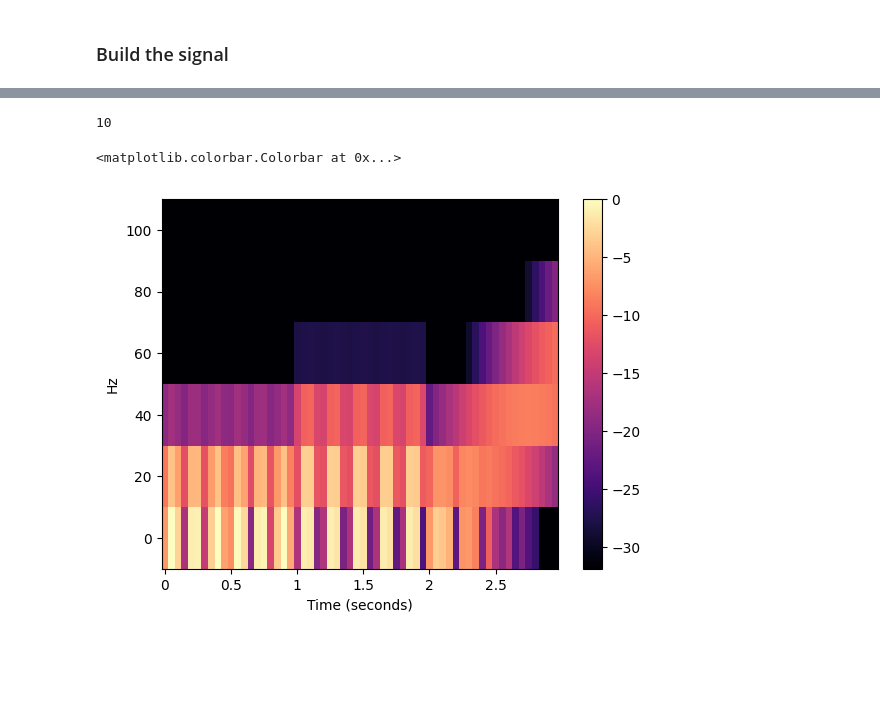
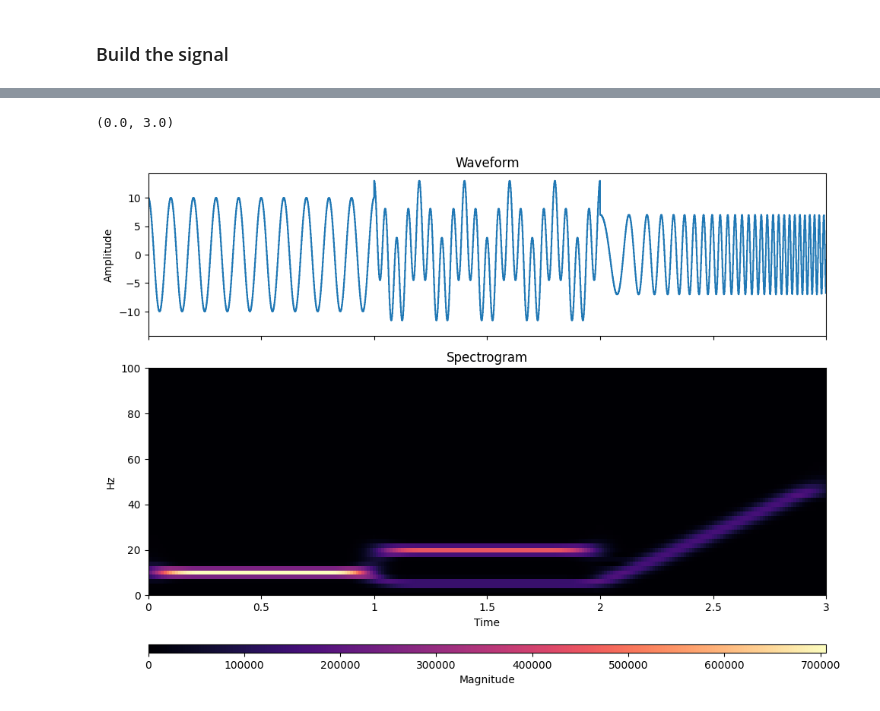
Before and after one commit to JesusGarSan/MESA, a Jupyter notebook: external/examples/synthetic.ipynb, the cells around one changed output, grey strips where cells are left out. Drawn from its saved outputs; the diff is of its cells as text; code cells hidden in the pictures; blank space fills up the shorter version.

```diff
--- a/external/examples/synthetic.ipynb
+++ b/external/examples/synthetic.ipynb
@@ -9,16 +10,14 @@ import scipy
 # %% [markdown]
 ### Build the signal
 # %%
-sr = 200 # Hz
+sr = 800 # Hz
 duration = 3.0 # s
 N = int(sr*duration)
 x = np.linspace(0, duration, N)
 
-y1 = 10*np.cos(2*np.pi*7.0*x[0:N//3]) # Mono-mode signal
+y1 = 10*np.cos(2*np.pi*10.0*x[0:N//3]) # Mono-mode signal
 y2 = 5*np.cos(2*np.pi*5.0*x[N//3:N//3*2]) + 8*np.cos(2*np.pi*20.0*x[N//3:N//3*2]) # Bi-modal signal
 y3 = 7*scipy.signal.chirp(x[0:N//3], f0=5.0, t1=duration//3, f1=50.0)
 
 y = np.append(y1, y2, axis = 0)
 y = np.append(y,  y3, axis = 0)
-
-plt.plot(x[0:-1], y[0:-1])
@@ -28,21 +24,22 @@ plt.plot(x[0:-1], y[0:-1])
 # %%
-window_length = int(.05*sr)
-hop = window_length//1
+# STFT params
+window_length = int(.5*sr)
+hop = window_length//40
 window = "blackman"
 n_bins = window_length
-window_length
+center = True
-# %% [output]
-10
-# %%
-D = librosa.stft(y, n_fft=n_bins, hop_length=hop, win_length=window_length, window=window, center=False)
-D.shape
-S_db = librosa.amplitude_to_db(np.abs(D), ref=np.max, amin = 1)
-fig, ax = plt.subplots()
-img = librosa.display.specshow(S_db, sr = sr, hop_length=hop, win_length=window_length,
-                               x_axis='s', y_axis='linear',
-                            #    cmap = 'nipy_spectral',
-                               ax=ax)
-fig.colorbar(img, ax=ax)
-# %% [output]
-<matplotlib.colorbar.Colorbar at 0x...>
-[figure, removed]
+# %%
+from mesa.features import stft
+
+D = stft(y,window_length,hop, center=center)
+Sxx = np.abs(D)**2
+# %%
+from mesa.visualization import spectrogram, dual_plot
+
+fig = dual_plot(y, Sxx, sr, window_length, hop, center = center);
+ax = fig.get_axes()
+ax[1].set_ylim(0,100)
+ax[1].set_xlim(0,3)
+# %% [output]
+(0.0, 3.0)
+[figure, added]
```
Also changed, not shown: parts of 2 cells of this notebook, 5 other files.
